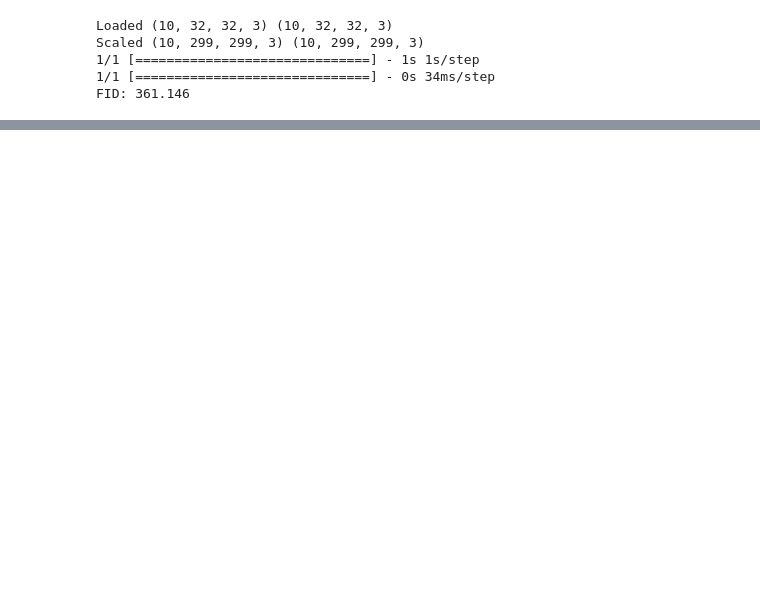
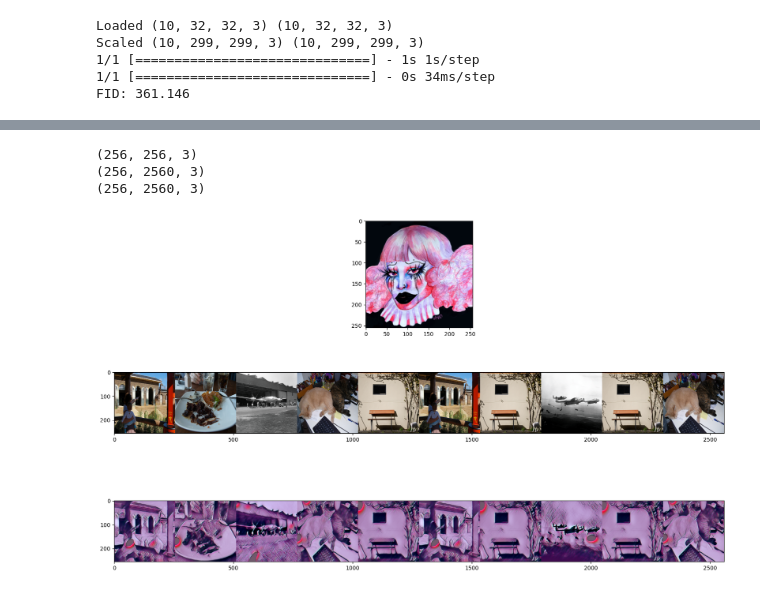
Before and after one commit to badbloody/diploma2023, a Jupyter notebook: fid_score.ipynb, the cells around one changed output, grey strips where cells are left out. Cells and saved outputs as stored; diff of their text form; code cells hidden in the pictures; blank space fills up the shorter version.

```diff
--- a/fid_score.ipynb
+++ b/fid_score.ipynb
@@ -100,0 +467,4 @@ FID: 361.146
+# %%
+style_image = read_image('/content/gdrive/MyDrive/diplomskiSlike/portraits/portrait005.jpg', target_width=256).to(device)
+style_features = vgg16(style_image)
+style_mean_std = mean_std(style_features)
@@ -100,0 +566,13 @@ FID: 361.146
+# %%
+plt.figure(figsize=(20, 12))
+plt.subplot(3, 1, 1)
+imshow(style_image)
+plt.subplot(3, 1, 2)
+imshow(content_images_vis)
+plt.subplot(3, 1, 3)
+imshow(transformed_images_vis)
+# %% [output]
+(256, 256, 3)
+(256, 2560, 3)
+(256, 2560, 3)
+[figure, added]
```
Also changed, not shown: parts of 30 cells of this notebook.
